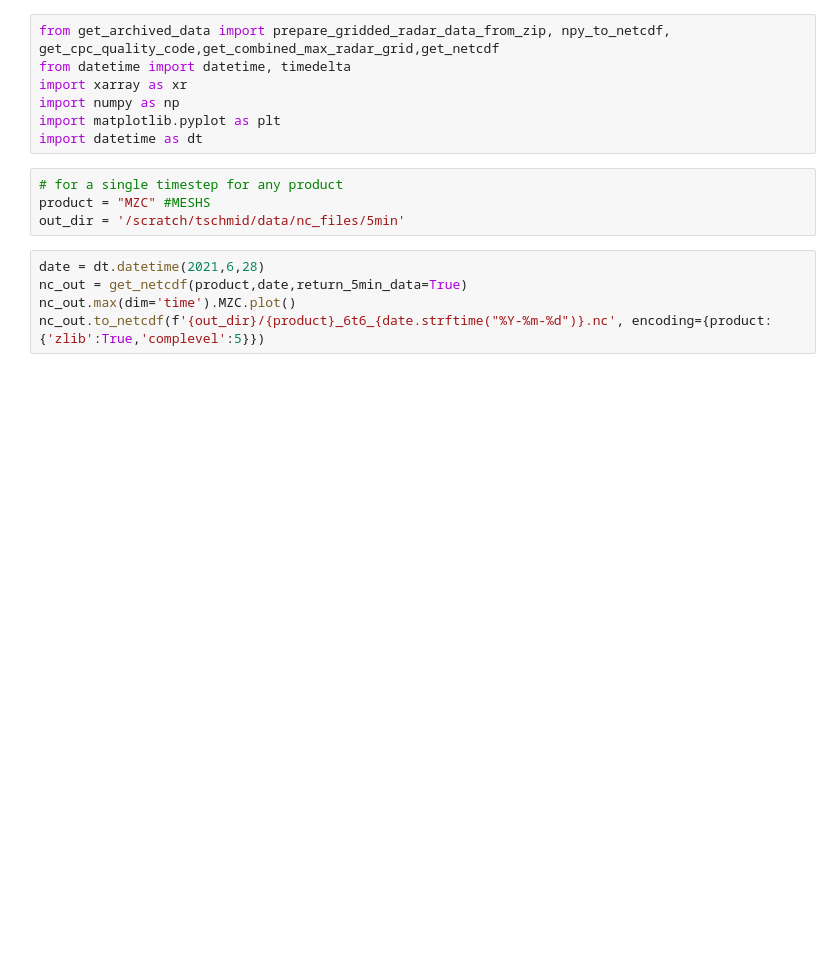
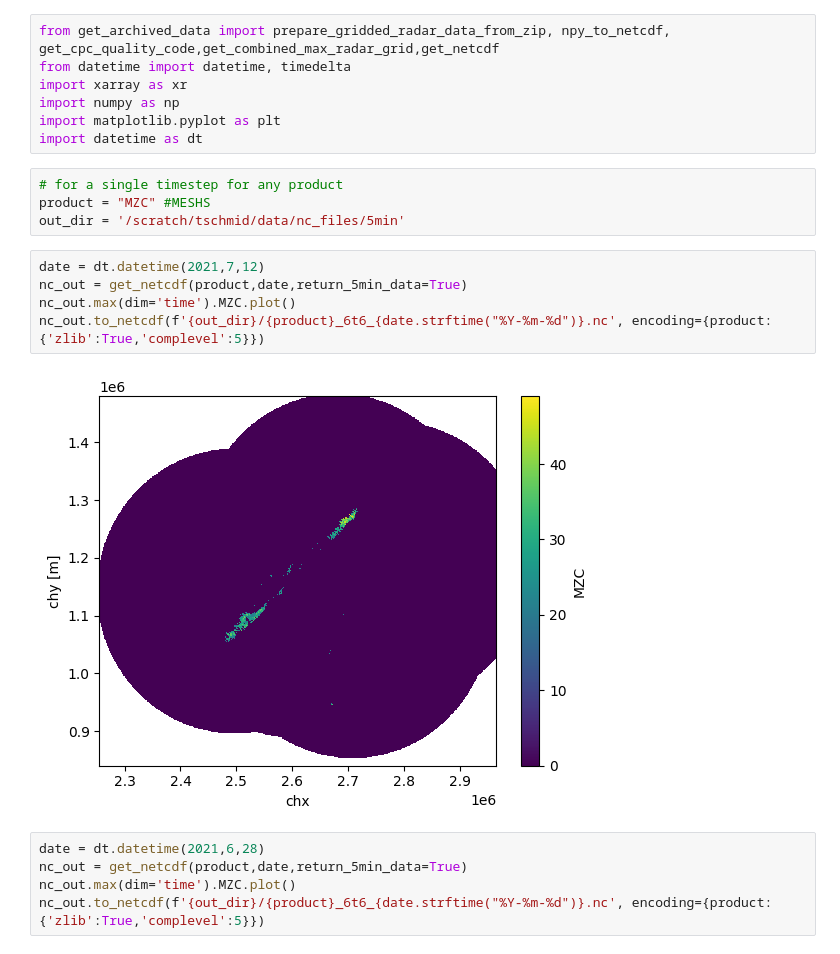
Before and after one commit to timschmi95/scClimCSCS, a Jupyter notebook: get_5min_meshs.ipynb, the cells around one changed output. Saved outputs shown, nothing was run; the diff lists cells and outputs as text; blank space fills up the shorter version.

```diff
--- a/get_5min_meshs.ipynb
+++ b/get_5min_meshs.ipynb
@@ -9,6 +9,13 @@ import datetime as dt
 # for a single timestep for any product
 product = "MZC" #MESHS
 out_dir = '/scratch/tschmid/data/nc_files/5min'
+# %%
+date = dt.datetime(2021,7,12)
+nc_out = get_netcdf(product,date,return_5min_data=True)
+nc_out.max(dim='time').MZC.plot()
+nc_out.to_netcdf(f'{out_dir}/{product}_6t6_{date.strftime("%Y-%m-%d")}.nc', encoding={product:{'zlib':True,'complevel':5}})
+# %% [output]
+[figure, added]
 # %%
 date = dt.datetime(2021,6,28)
 nc_out = get_netcdf(product,date,return_5min_data=True)
```
Also changed, not shown: parts of 2 cells of this notebook, 1 other file.
